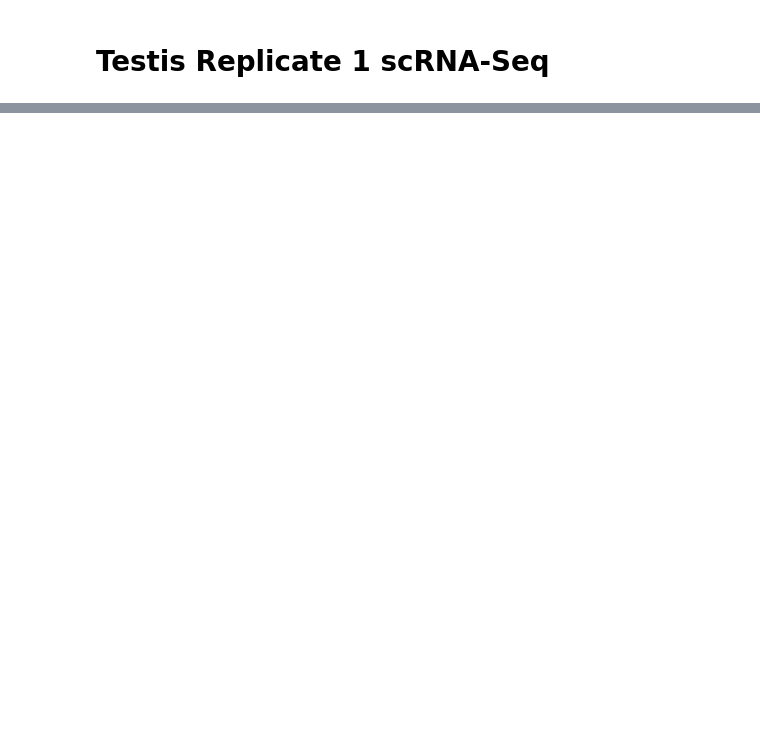
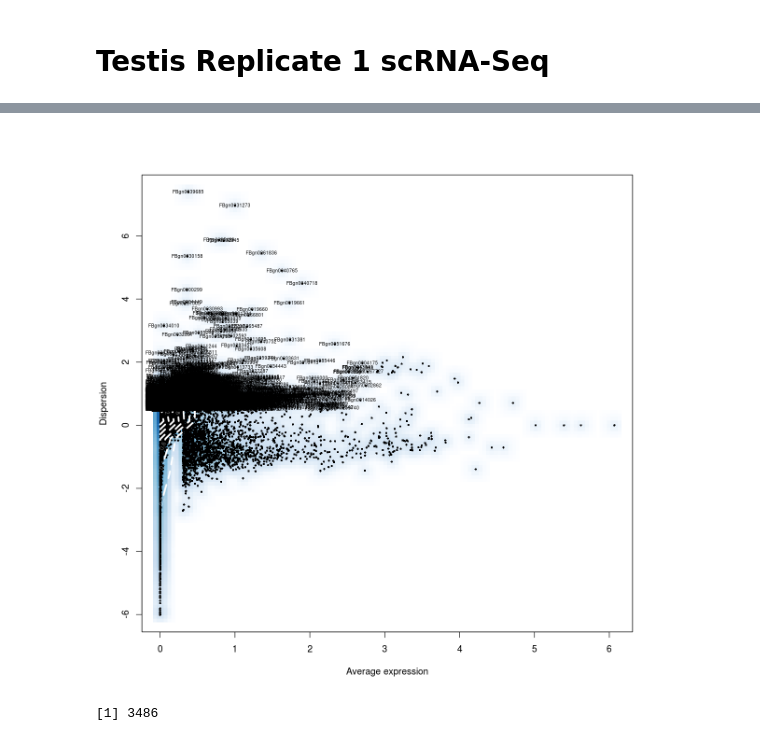
Before and after one commit to jfear/larval_gonad, a Jupyter notebook: notebook/2018-03-13_testis1_force_analysis.ipynb, the cells around one changed output, grey strips where cells are left out. Drawn from its saved outputs; the diff is of its cells as text; code cells hidden in the pictures; blank space fills up the shorter version.

```diff
--- a/notebook/2018-03-13_testis1_force_analysis.ipynb
+++ b/notebook/2018-03-13_testis1_force_analysis.ipynb
@@ -621,0 +63,17 @@ HTML(dat.to_html(classes='table table-striped'))
+# %%
+# Filter Genes based on low and high gene counts
+sobj <- FilterCells(object=sobj, subset.names=c("nGene"), low.thresholds=c(200), high.thresholds=c(6000))
+# %%
+sobj <- NormalizeData(object = sobj, normalization.method = "LogNormalize", scale.factor = 1e4)
+sobj <- FindVariableGenes(object = sobj, mean.function = ExpMean, dispersion.function = LogVMR,
+                           x.low.cutoff = 0.01,
+                           x.high.cutoff = 2.8,
+                           y.cutoff = 0.5,
+                           y.high.cutoff = Inf
+                          )
+# %% [output]
+[figure, added]
+# %%
+length(x = sobj@var.genes)
+# %% [output]
+[1] 3486
```
Also changed, not shown: parts of 64 cells of this notebook, 2 other files.
